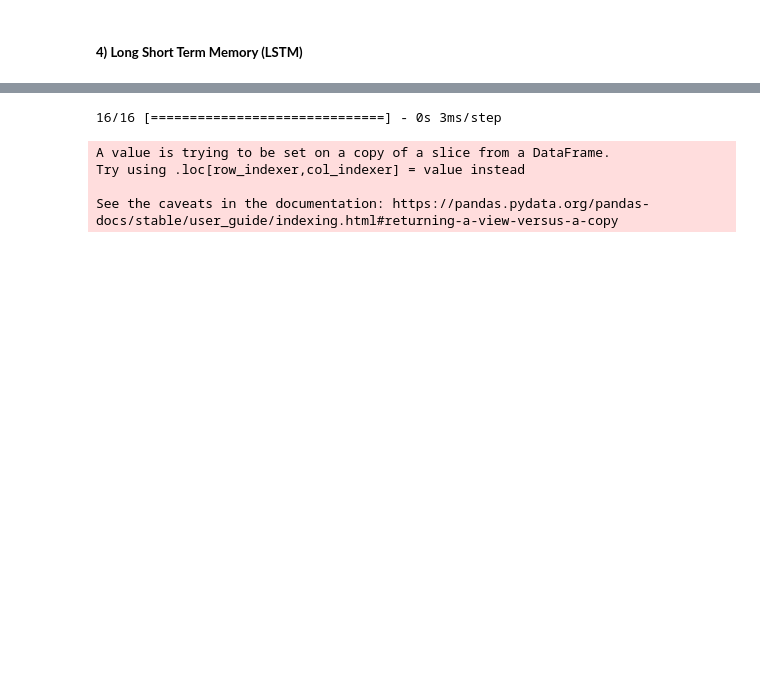
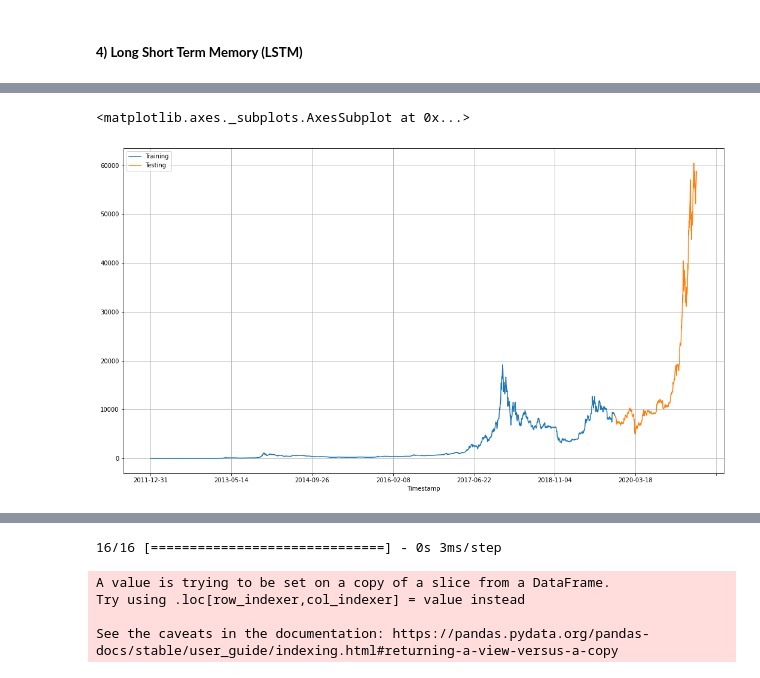
Before and after one commit to AshutoshBhawsar/Cryptocurrency-data-analysis-and-investing-strategies, a Jupyter notebook: code/phase2.ipynb, the cells around one changed output, grey strips where cells are left out. Drawn from its saved outputs; the diff is of its cells as text; code cells hidden in the pictures; blank space fills up the shorter version.

```diff
--- a/code/phase2.ipynb
+++ b/code/phase2.ipynb
@@ -106,0 +195,10 @@ _ = df_test.rename(columns={'Weighted_Price': 'Test Set'}) \
+# %%
+# Visualize Training and Testing data
+visualize_frame=pd.DataFrame({})
+visualize_frame.index=btc_data.index
+visualize_frame['Training']=df_train['Weighted_Price']
+visualize_frame['Testing']=df_test['Weighted_Price']
+visualize_frame.plot(grid=True, figsize=(18,10))
+# %% [output]
+<matplotlib.axes._subplots.AxesSubplot at 0x...>
+[figure, added]
```
Also changed, not shown: parts of 24 cells of this notebook.
